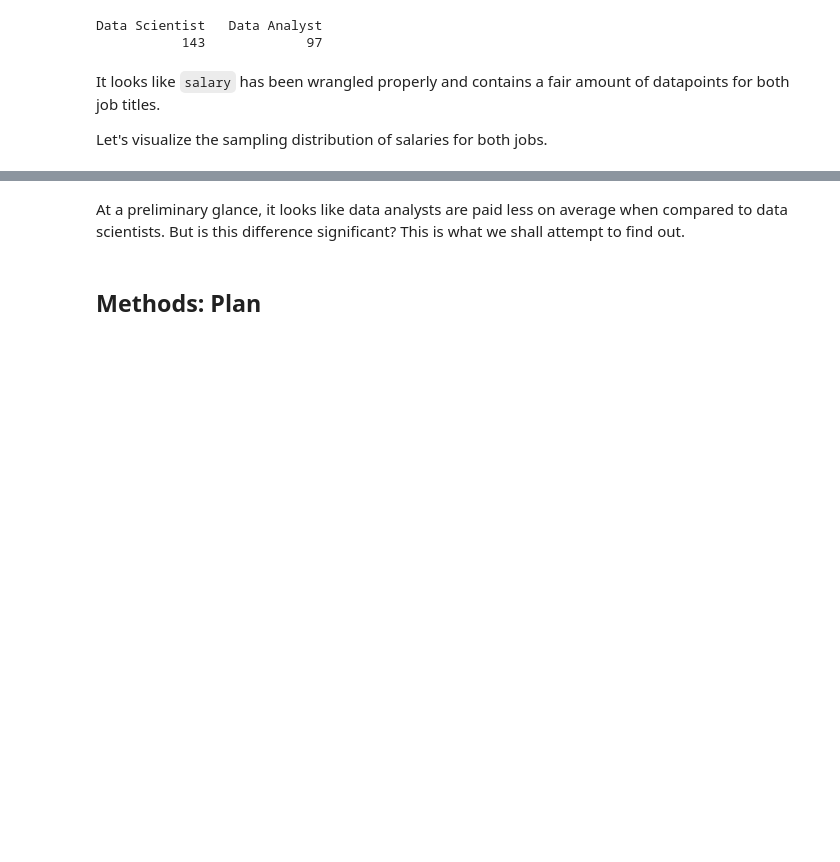
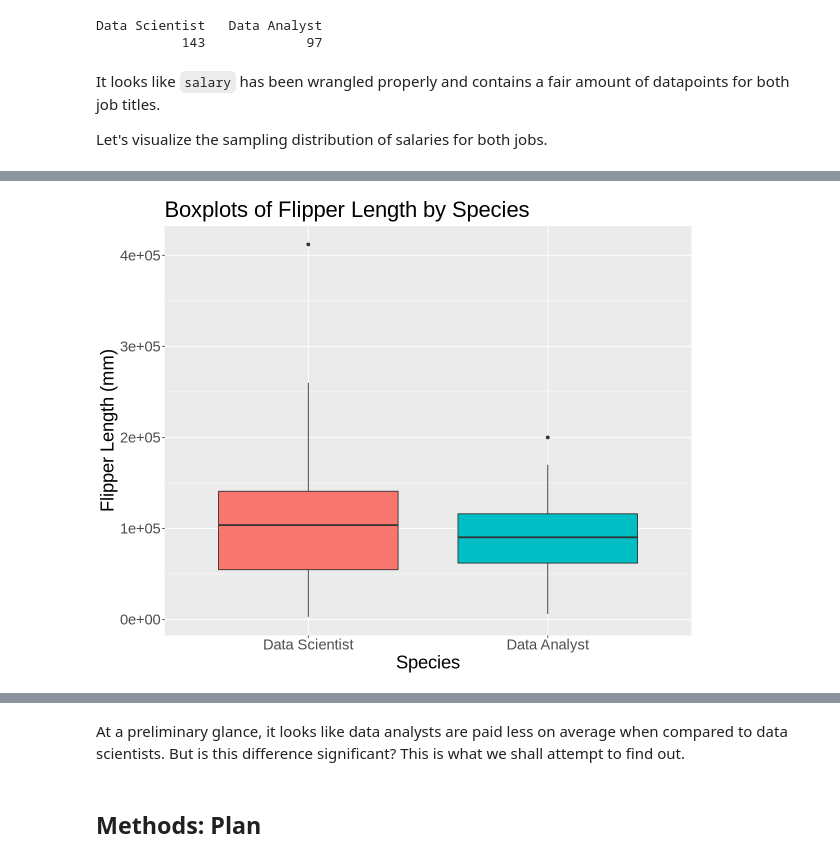
Before and after one commit to aaryan-rampal/stat-201-project, a Jupyter notebook: proposal.ipynb, the cells around one changed output, grey strips where cells are left out. Drawn from its saved outputs; the diff is of its cells as text; code cells hidden in the pictures; blank space fills up the shorter version.

```diff
--- a/proposal.ipynb
+++ b/proposal.ipynb
@@ -117,0 +117,14 @@ salary_sample_dist
+# %%
+salary_boxplot <-
+    salary %>%
+    ggplot() +
+    geom_boxplot(aes(job_title, salary_in_usd, fill=job_title)) +
+    theme(text = element_text(size = 22)) +
+    ggtitle("Boxplots of Flipper Length by Species") +
+    xlab("Species") +
+    ylab("Flipper Length (mm)") +
+    guides(fill = FALSE)
+### END SOLUTION
+
+salary_boxplot
+# %% [output]
@@ -118,3 +133,4 @@ salary_sample_dist
+[figure, added]
 # %%
 salary_summarized <- salary |>
     group_by(job_title) |>
```
Also changed, not shown: parts of 9 cells of this notebook.
